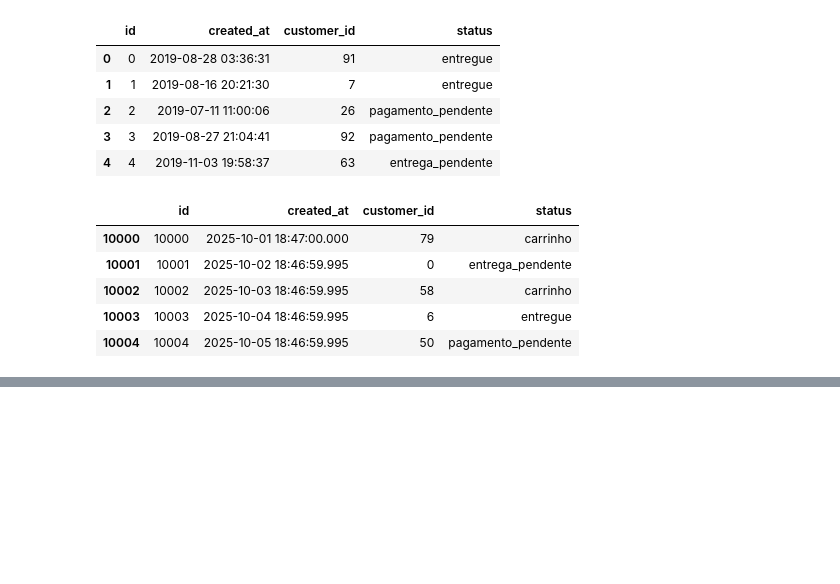
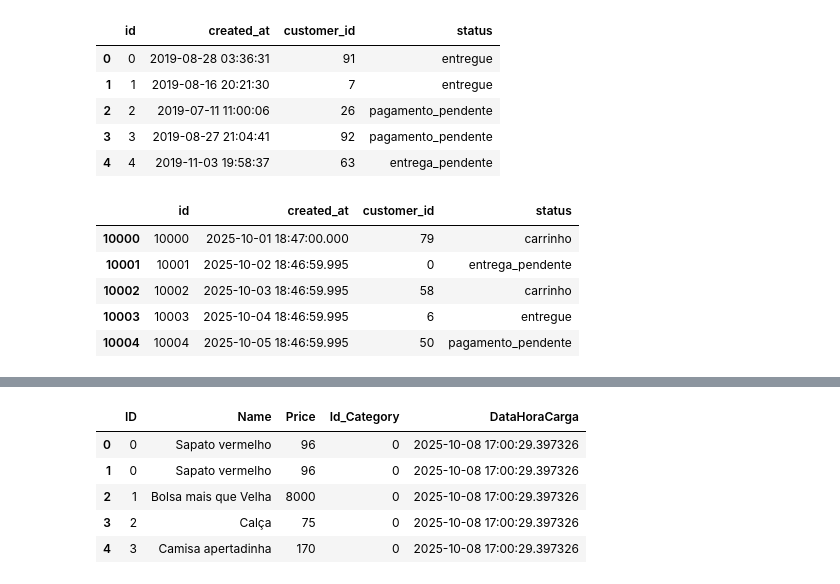
Before and after one commit to NaylsonS/estudos_big_query, a Jupyter notebook: bigquery.ipynb, the cells around one changed output, grey strips where cells are left out. Cells and saved outputs as stored; diff of their text form; code cells hidden in the pictures; blank space fills up the shorter version.

```diff
--- a/bigquery.ipynb
+++ b/bigquery.ipynb
@@ -206,0 +219,10 @@ df2.to_gbq(destination_table = f'{projeto}.{dataset}.{BQordens}', #Substituir pe
+# %%
+df3['DataHoraCarga'] = datetime.now()
+df3.head()
+# %% [output]
+|  | ID | Name | Price | Id_Category | DataHoraCarga |
+| 0 | 0 | Sapato vermelho | 96 | 0 | 2025-10-08 17:00:29.397326 |
+| 1 | 0 | Sapato vermelho | 96 | 0 | 2025-10-08 17:00:29.397326 |
+| 2 | 1 | Bolsa mais que Velha | 8000 | 0 | 2025-10-08 17:00:29.397326 |
+| 3 | 2 | Calça | 75 | 0 | 2025-10-08 17:00:29.397326 |
+| 4 | 3 | Camisa apertadinha | 170 | 0 | 2025-10-08 17:00:29.397326 |
```
Also changed, not shown: parts of 9 cells of this notebook.
